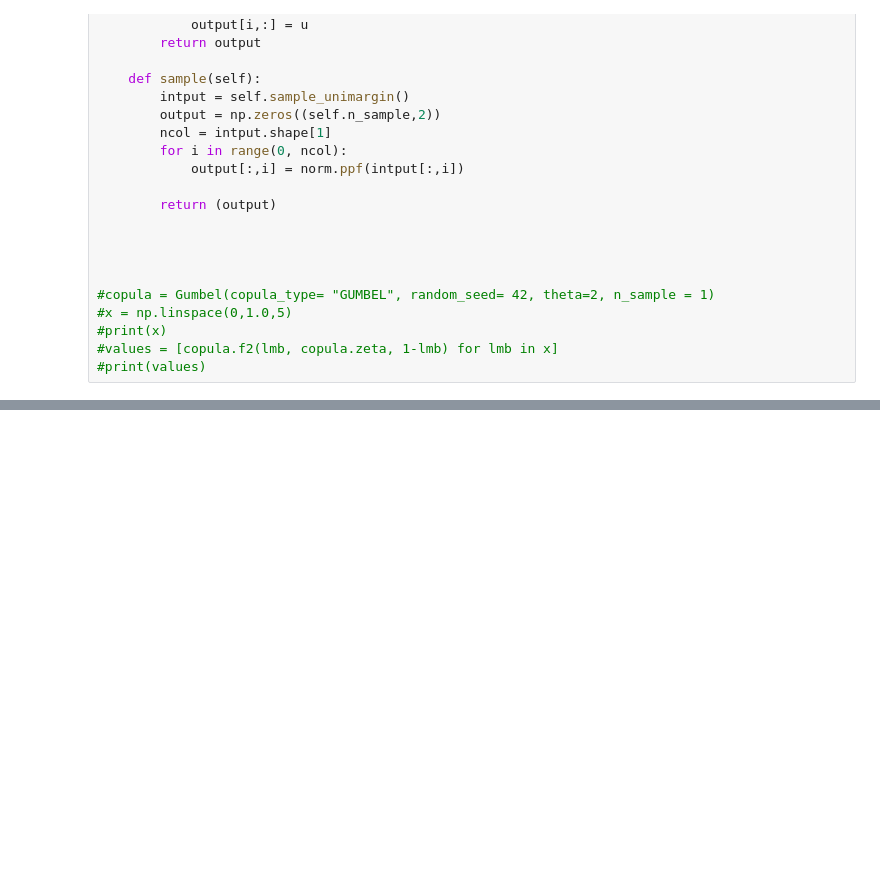
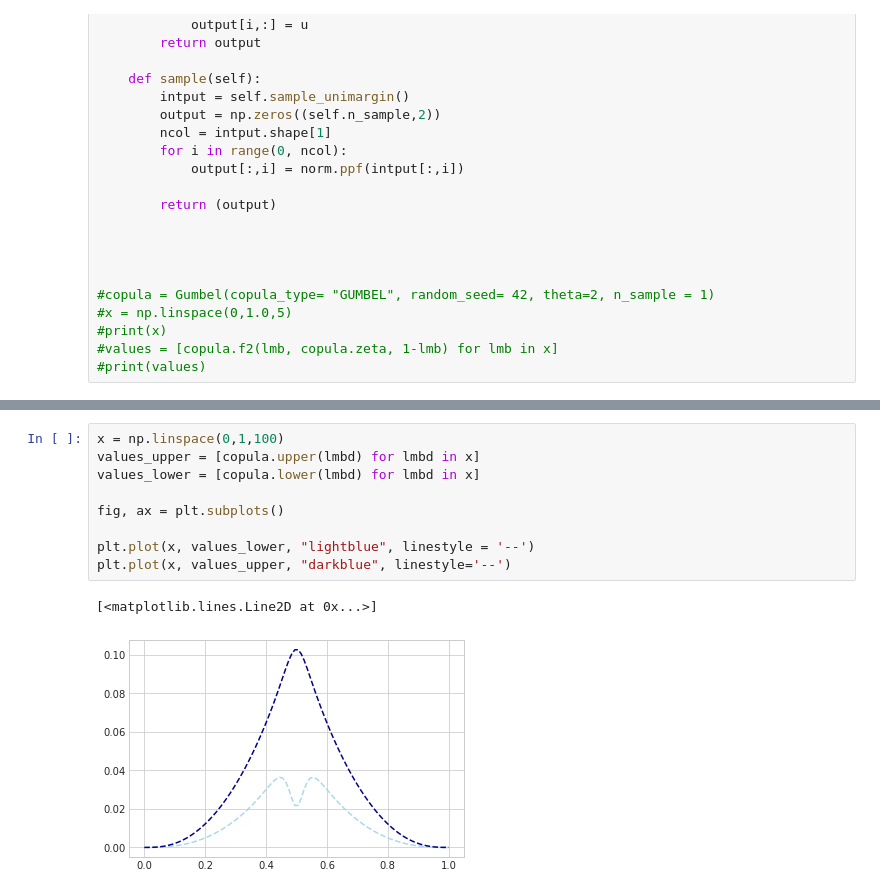
Before and after one commit to Aleboul/LJAD, a Jupyter notebook: FMadogram/notebook/gumbel.ipynb, the cells around one changed output, grey strips where cells are left out. Drawn from its saved outputs; the diff is of its cells as text; blank space fills up the shorter version.

```diff
--- a/FMadogram/notebook/gumbel.ipynb
+++ b/FMadogram/notebook/gumbel.ipynb
@@ -284,0 +321,12 @@ Text(0.5, 1.0, 'Observed data')
+# %%
+x = np.linspace(0,1,100)
+values_upper = [copula.upper(lmbd) for lmbd in x]
+values_lower = [copula.lower(lmbd) for lmbd in x]
+
+fig, ax = plt.subplots()
+
+plt.plot(x, values_lower, "lightblue", linestyle = '--')
+plt.plot(x, values_upper, "darkblue", linestyle='--')
+# %% [output]
+[<matplotlib.lines.Line2D at 0x...>]
+[figure, added]
```
Also changed, not shown: parts of 7 cells of this notebook.
